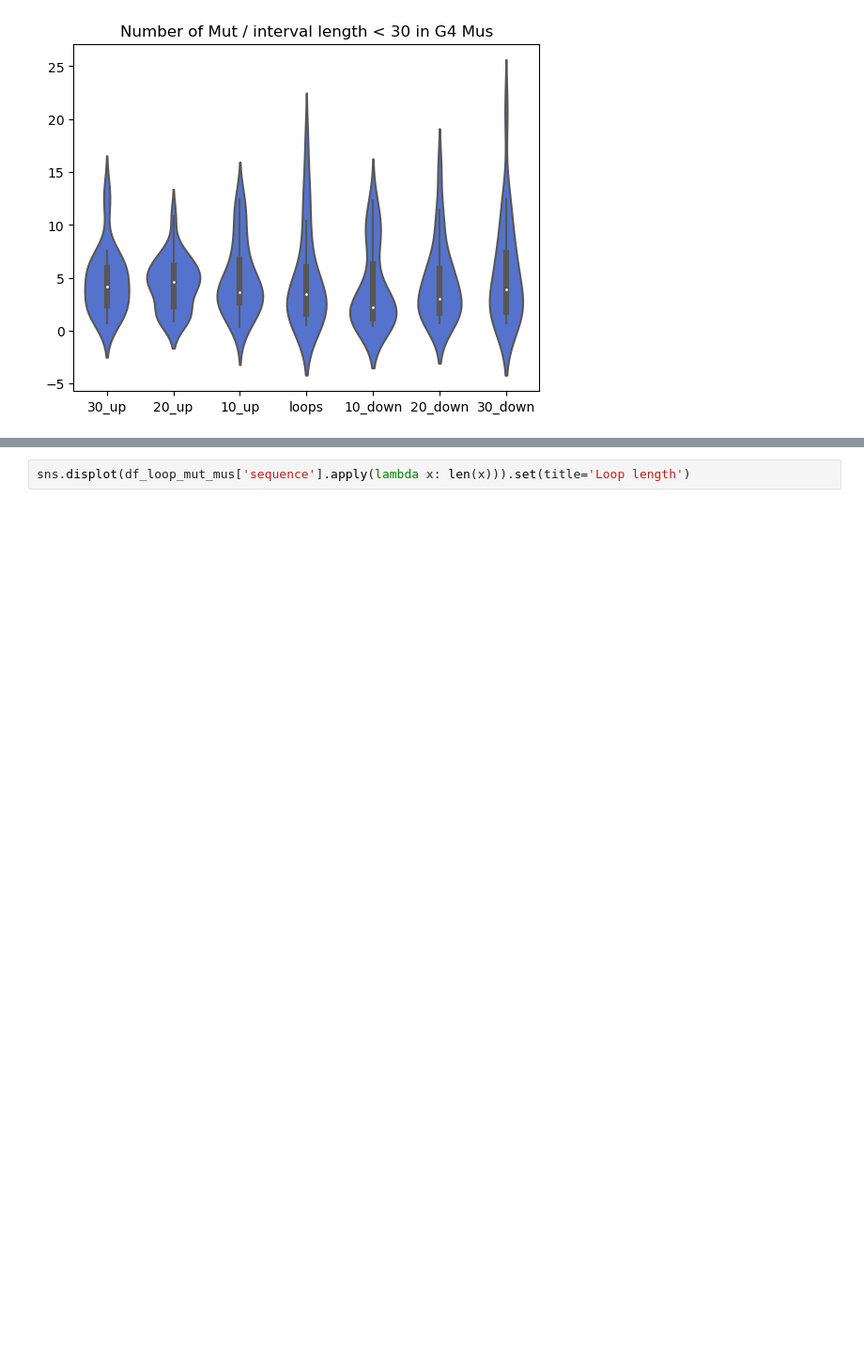
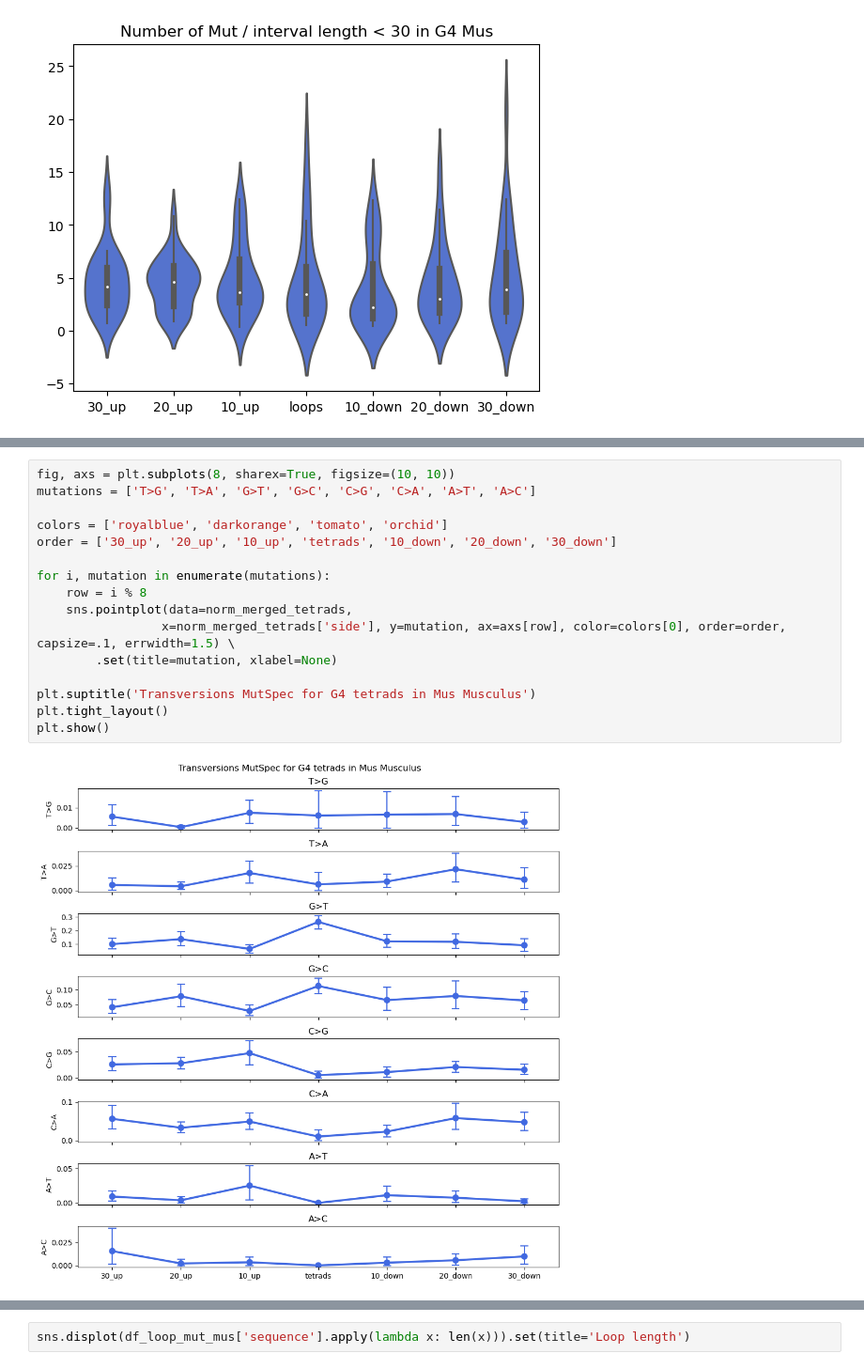
Before and after one commit to mitoclub/G4MutSpec, a Jupyter notebook: notebooks/mus_analysis_pqs_category.ipynb, the cells around one changed output, grey strips where cells are left out. Shown at 94% size. Saved outputs shown, nothing was run; the diff lists cells and outputs as text; blank space fills up the shorter version.

```diff
--- a/notebooks/mus_analysis_pqs_category.ipynb
+++ b/notebooks/mus_analysis_pqs_category.ipynb
@@ -210,0 +244,18 @@ sns.violinplot(data=df_mut_concat[df_mut_concat['n_mut/length'] < 30],
+# %%
+fig, axs = plt.subplots(8, sharex=True, figsize=(10, 10))
+mutations = ['T>G', 'T>A', 'G>T', 'G>C', 'C>G', 'C>A', 'A>T', 'A>C']
+
+colors = ['royalblue', 'darkorange', 'tomato', 'orchid']
+order = ['30_up', '20_up', '10_up', 'tetrads', '10_down', '20_down', '30_down']
+
+for i, mutation in enumerate(mutations):
+    row = i % 8
+    sns.pointplot(data=norm_merged_tetrads,
+                 x=norm_merged_tetrads['side'], y=mutation, ax=axs[row], color=colors[0], order=order, capsize=.1, errwidth=1.5) \
+        .set(title=mutation, xlabel=None)
+
+plt.suptitle('Transversions MutSpec for G4 tetrads in Mus Musculus')
+plt.tight_layout()
+plt.show()
+# %% [output]
+[figure, added]
```
Also changed, not shown: parts of 14 cells of this notebook, 10 other files.
